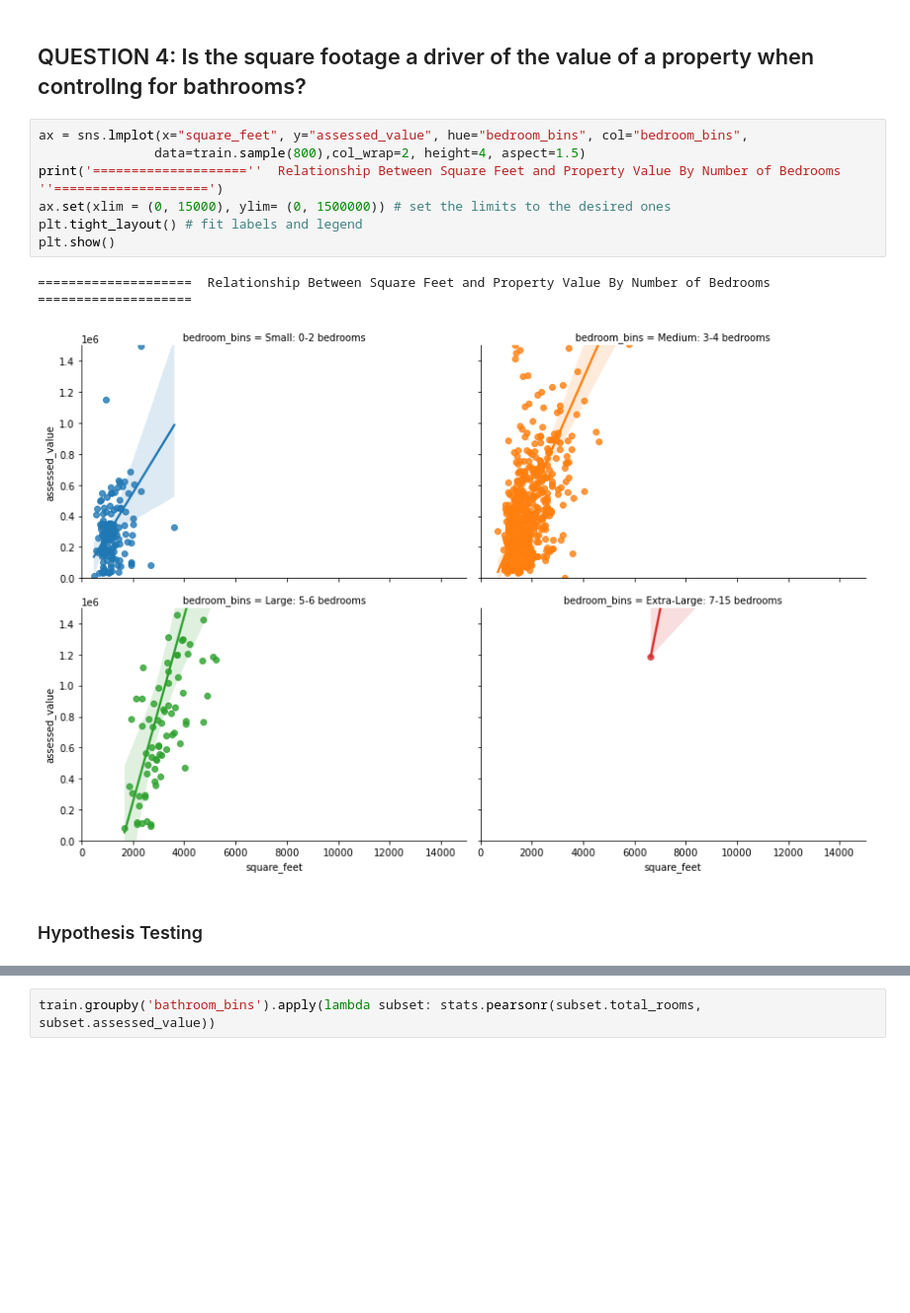
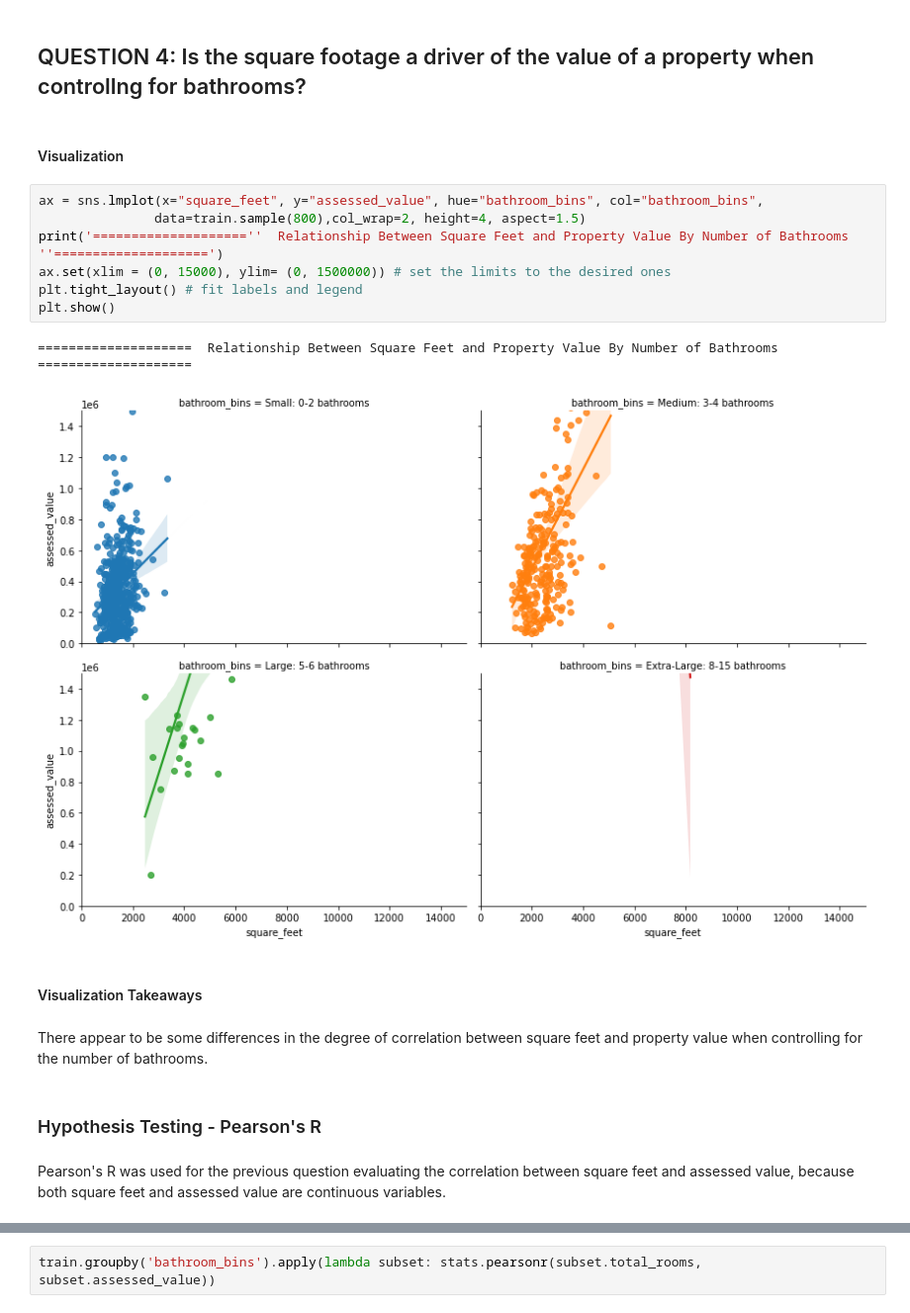
Before and after one commit to rachelrobbinsmayhill/regression-project, a Jupyter notebook: Final_Report.ipynb, the cells around one changed output, grey strips where cells are left out. Shown at 99% size. Drawn from its saved outputs; the diff is of its cells as text; blank space fills up the shorter version.

```diff
--- a/Final_Report.ipynb
+++ b/Final_Report.ipynb
@@ -416,15 +427,23 @@ dtype: object
 ======================================================================================================================================
 # %% [markdown]
 ## QUESTION 4: Is the square footage a driver of the value of a property when controllng for bathrooms?
+# %% [markdown]
+#### Visualization
 # %%
-ax = sns.lmplot(x="square_feet", y="assessed_value", hue="bedroom_bins", col="bedroom_bins",
+ax = sns.lmplot(x="square_feet", y="assessed_value", hue="bathroom_bins", col="bathroom_bins",
                data=train.sample(800),col_wrap=2, height=4, aspect=1.5)
-print('====================''  Relationship Between Square Feet and Property Value By Number of Bedrooms  ''====================')
+print('====================''  Relationship Between Square Feet and Property Value By Number of Bathrooms  ''====================')
 ax.set(xlim = (0, 15000), ylim= (0, 1500000)) # set the limits to the desired ones
 plt.tight_layout() # fit labels and legend
 plt.show()
 # %% [output]
-====================  Relationship Between Square Feet and Property Value By Number of Bedrooms  ====================
+====================  Relationship Between Square Feet and Property Value By Number of Bathrooms  ====================
-[figure, old version]
+[figure, new version]
+# %% [markdown]
+#### Visualization Takeaways
+# %% [markdown]
+There appear to be some differences in the degree of correlation between square feet and property value when controlling for the number of bathrooms.
 # %% [markdown]
-### Hypothesis Testing
+### Hypothesis Testing - Pearson's R
+# %% [markdown]
+Pearson's R was used for the previous question evaluating the correlation between square feet and assessed value, because both square feet and assessed value are continuous variables.
```
Also changed, not shown: parts of 47 cells of this notebook.
